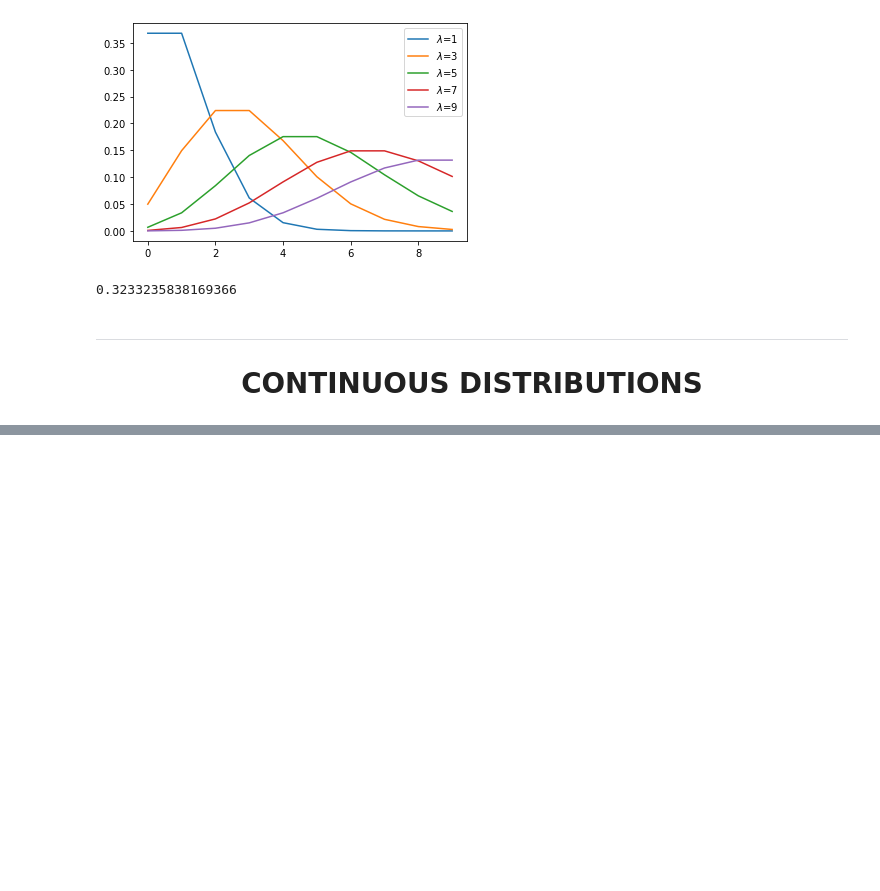
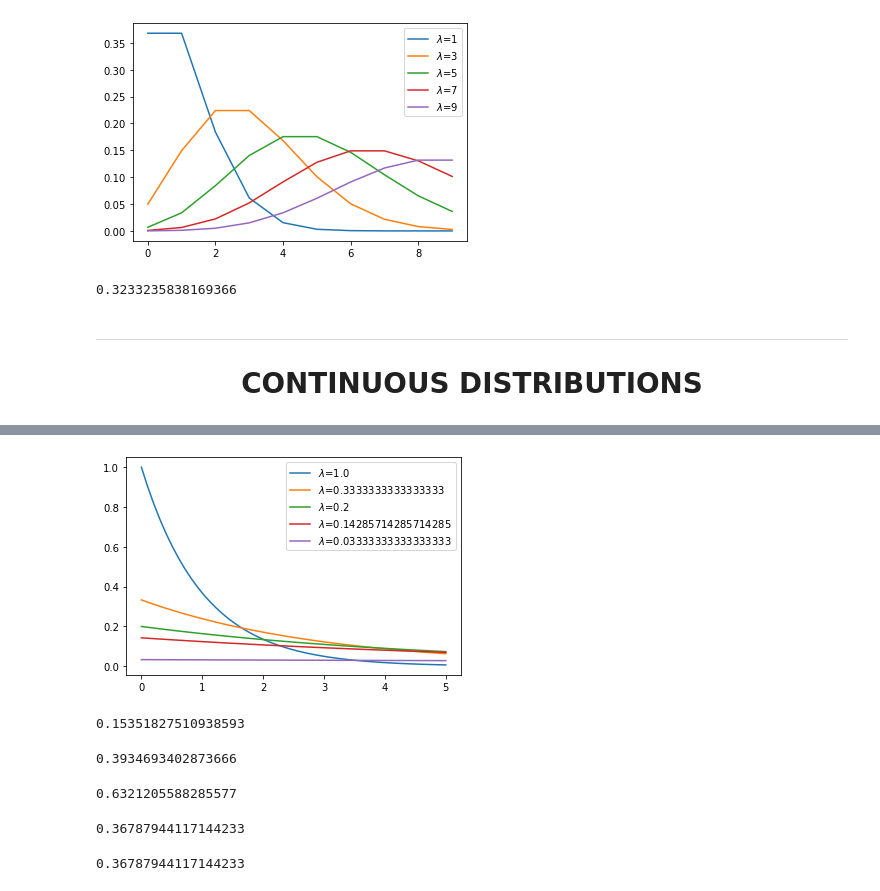
Before and after one commit to nguyetvo/cch-data-notebooks, a Jupyter notebook: unit_4/mot-vai-phan-phoi.ipynb, the cells around one changed output, grey strips where cells are left out. Cells and saved outputs as stored; diff of their text form; code cells hidden in the pictures; blank space fills up the shorter version.

```diff
--- a/unit_4/mot-vai-phan-phoi.ipynb
+++ b/unit_4/mot-vai-phan-phoi.ipynb
@@ -178,0 +190,7 @@ To be continued
+# %%
+a = np.linspace(0,5,50)
+for i in np.array([1,3,5,7,30]):
+    plt.plot(a, st.expon(scale=i).pdf(a), label=f"$\lambda$={1/i}");
+plt.legend();
+# %% [output]
+[figure, added]
@@ -178,0 +202,26 @@ To be continued
+# %%
+# xác suất để bạn gái xuống trong vòng 5 phút
+# PDF(0 < X < 5)
+expon.cdf(5)
+# %% [output]
+0.15351827510938593
+# %%
+# xác suất để bạn gái xuống trong vòng 15 phút
+expon.cdf(15)
+# %% [output]
+0.3934693402873666
+# %%
+# xác suất để bạn gái xuống trong vòng 30 phút
+expon.cdf(30)
+# %% [output]
+0.6321205588285577
+# %%
+# xác suất để bạn gái xuống > 30 phút
+1 - expon.cdf(30)
+# %% [output]
+0.36787944117144233
+# %%
+# SF = 1 - CDF
+expon.sf(30)
+# %% [output]
+0.36787944117144233
```
Also changed, not shown: parts of 10 cells of this notebook.
